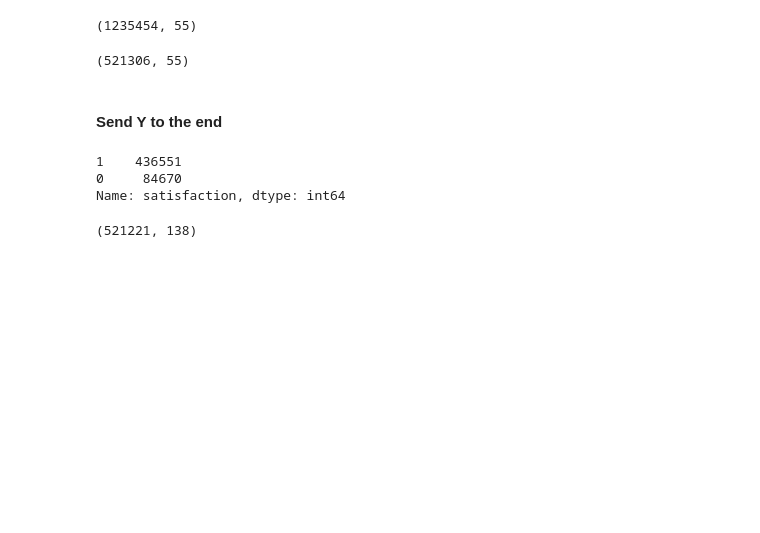
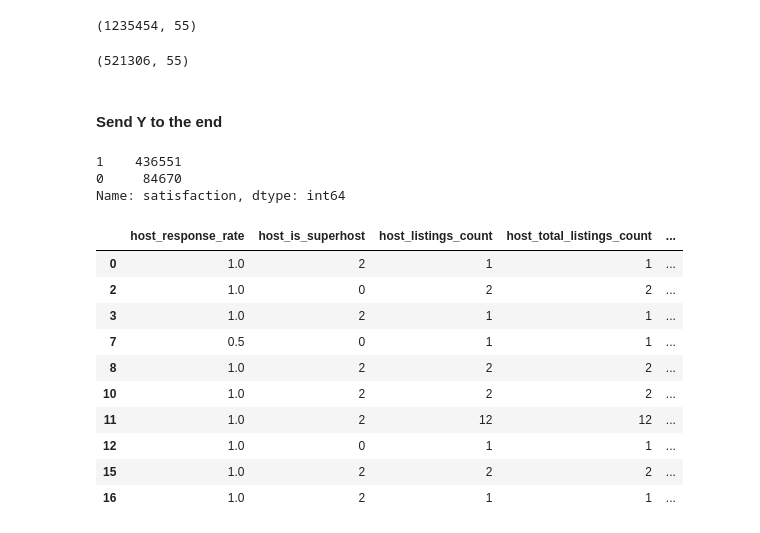
Before and after one commit to gesteves91/airbnb-nlp, a Jupyter notebook: notebooks/01-feature-engineering.ipynb, the cells around one changed output. Saved outputs shown, nothing was run; the diff lists cells and outputs as text; code cells hidden in the pictures; blank space fills up the shorter version.

```diff
--- a/notebooks/01-feature-engineering.ipynb
+++ b/notebooks/01-feature-engineering.ipynb
@@ -167,7 +169,17 @@ Name: satisfaction, dtype: int64
 # %%
 # save the csv
 df.to_csv('../data/airbnb_total.csv')
-# %%
-df.shape
-# %% [output]
-(521221, 138)
+# %%
+df.head(10)
+# %% [output]
+|  | host_response_rate | host_is_superhost | host_listings_count | host_total_listings_count | ... |
+| 0 | 1.0 | 2 | 1 | 1 | ... |
+| 2 | 1.0 | 0 | 2 | 2 | ... |
+| 3 | 1.0 | 2 | 1 | 1 | ... |
+| 7 | 0.5 | 0 | 1 | 1 | ... |
+| 8 | 1.0 | 2 | 2 | 2 | ... |
+| 10 | 1.0 | 2 | 2 | 2 | ... |
+| 11 | 1.0 | 2 | 12 | 12 | ... |
+| 12 | 1.0 | 0 | 1 | 1 | ... |
+| 15 | 1.0 | 2 | 2 | 2 | ... |
+| 16 | 1.0 | 2 | 1 | 1 | ... |
```
Also changed, not shown: parts of 2 cells of this notebook, 1 other file.
